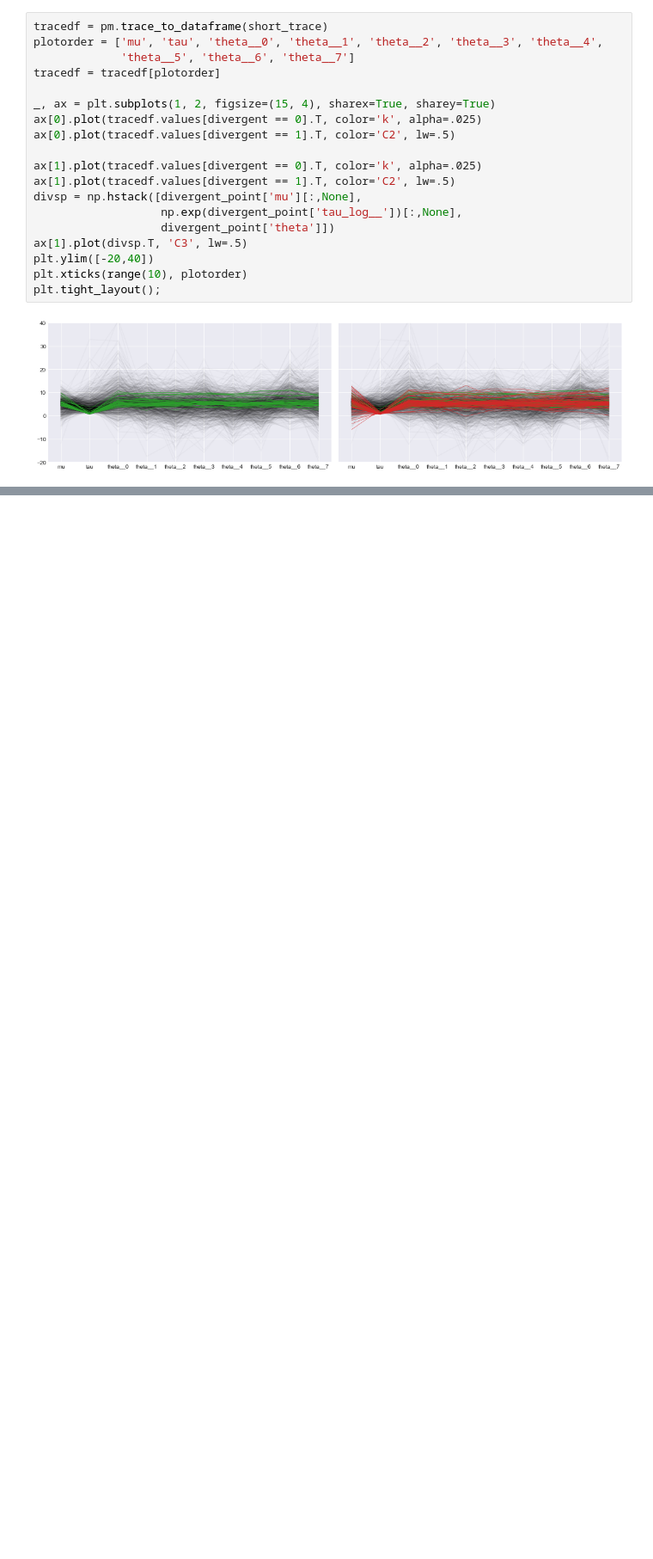
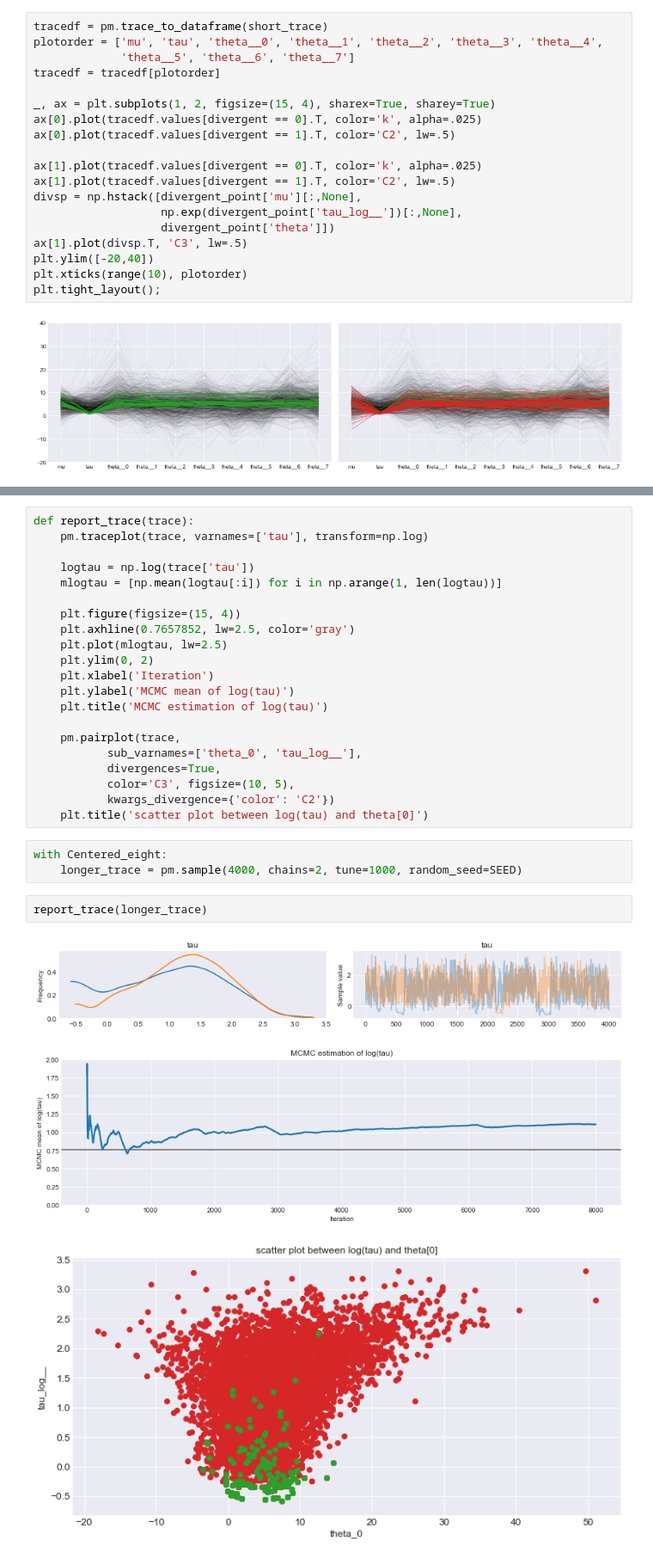
Before and after one commit to shuuchen/Bayesian-NN, a Jupyter notebook: Examples_howto/Diagnosing Biased Inference with Divergences.ipynb, the cells around one changed output, grey strips where cells are left out. Shown at 86% size. Drawn from its saved outputs; the diff is of its cells as text; blank space fills up the shorter version.

```diff
--- a/Examples_howto/Diagnosing Biased Inference with Divergences.ipynb
+++ b/Examples_howto/Diagnosing Biased Inference with Divergences.ipynb
@@ -175,0 +169,30 @@ plt.tight_layout();
+# %%
+def report_trace(trace):
+    pm.traceplot(trace, varnames=['tau'], transform=np.log)
+
+    logtau = np.log(trace['tau'])
+    mlogtau = [np.mean(logtau[:i]) for i in np.arange(1, len(logtau))]
+
+    plt.figure(figsize=(15, 4))
+    plt.axhline(0.7657852, lw=2.5, color='gray')
+    plt.plot(mlogtau, lw=2.5)
+    plt.ylim(0, 2)
+    plt.xlabel('Iteration')
+    plt.ylabel('MCMC mean of log(tau)')
+    plt.title('MCMC estimation of log(tau)')
+
+    pm.pairplot(trace,
+           sub_varnames=['theta_0', 'tau_log__'],
+           divergences=True,
+           color='C3', figsize=(10, 5),
+           kwargs_divergence={'color': 'C2'})
+    plt.title('scatter plot between log(tau) and theta[0]')
+# %%
+with Centered_eight:
+    longer_trace = pm.sample(4000, chains=2, tune=1000, random_seed=SEED)
+# %%
+report_trace(longer_trace)
+# %% [output]
+[figure, added]
+[figure, added]
+[figure, added]
```
Also changed, not shown: parts of 22 cells of this notebook.
